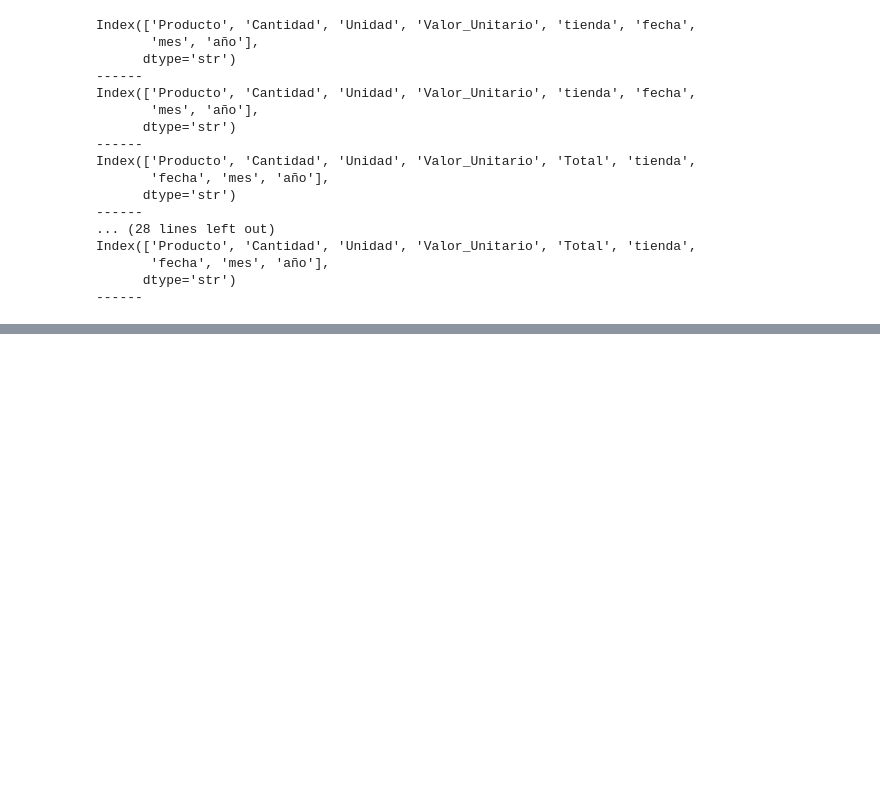
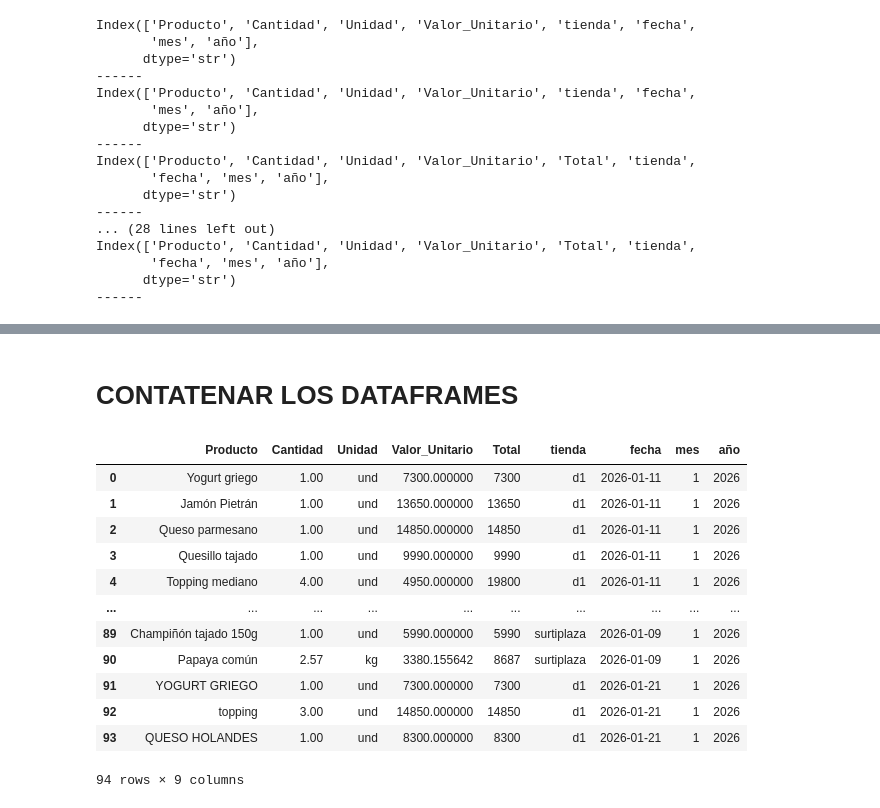
Before and after one commit to MiguelOn889/Mercado, a Jupyter notebook: notebooks/01_ingestion.ipynb, the cells around one changed output, grey strips where cells are left out. Cells and saved outputs as stored; diff of their text form; code cells hidden in the pictures; blank space fills up the shorter version.

```diff
--- a/notebooks/01_ingestion.ipynb
+++ b/notebooks/01_ingestion.ipynb
@@ -181,0 +202,7 @@ Index(['Producto', 'Cantidad', 'Unidad', 'Valor_Unitario', 'Total', 'tienda',
+# %%
+# cambiar el nombre de la columna "valor_unitario" a "Total" en el DataFrame que no tiene la columna "Total"
+for df in dfs:
+    if "Total" not in df.columns and "Valor_Unitario" in df.columns:
+        df.rename(columns={"Valor_Unitario": "Total"}, inplace=True)
+
+dfs[0].head()
@@ -181,0 +216,8 @@ Index(['Producto', 'Cantidad', 'Unidad', 'Valor_Unitario', 'Total', 'tienda',
+# %%
+
+# agregar la columna "valor_unitario" a los DataFrames que no tienen la columna "Valor_Unitario" y calcular su valor dividiendo la columna "Total" entre la cantidad de productos
+for df in dfs:
+    if "Valor_Unitario" not in df.columns and "Total" in df.columns and "Cantidad" in df.columns:
+        df["Valor_Unitario"] = df["Total"] / df["Cantidad"]
+
+dfs[0].head()
@@ -181,0 +231,4 @@ Index(['Producto', 'Cantidad', 'Unidad', 'Valor_Unitario', 'Total', 'tienda',
+# %%
+for df in dfs:
+    print(df.columns)  # Verificar que la nueva columna se haya agregado correctamente
+    print("------")
@@ -181,0 +253,10 @@ Index(['Producto', 'Cantidad', 'Unidad', 'Valor_Unitario', 'Total', 'tienda',
+# %%
+# ordenar las columnas de cada DataFrame en el mismo orden
+column_order = ["Producto", "Cantidad", "Unidad", "Valor_Unitario", "Total", "tienda", "fecha", "mes", "año"]
+
+dfs = [df[column_order] for df in dfs]
+
+
+for df in dfs:
+    print(df.columns)  # Verificar que las columnas estén en el mismo orden
+    print("------")
@@ -189,3 +288,23 @@ COLUMNAS_FINALES = [
     "fecha",
     "categoria"
 ]
+# %% [markdown]
+# CONTATENAR LOS DATAFRAMES
+# %%
+# Concatenar todos los DataFrames en uno solo
+df_final = pd.concat(dfs, ignore_index=True)
+df_final.head(100)
+# %% [output]
+|  | Producto | Cantidad | Unidad | Valor_Unitario | Total | tienda | fecha | mes | año |
+| 0 | Yogurt griego | 1.00 | und | 7300.000000 | 7300 | d1 | 2026-01-11 | 1 | 2026 |
+| 1 | Jamón Pietrán | 1.00 | und | 13650.000000 | 13650 | d1 | 2026-01-11 | 1 | 2026 |
+| 2 | Queso parmesano | 1.00 | und | 14850.000000 | 14850 | d1 | 2026-01-11 | 1 | 2026 |
+| 3 | Quesillo tajado | 1.00 | und | 9990.000000 | 9990 | d1 | 2026-01-11 | 1 | 2026 |
+| 4 | Topping mediano | 4.00 | und | 4950.000000 | 19800 | d1 | 2026-01-11 | 1 | 2026 |
+| ... | ... | ... | ... | ... | ... | ... | ... | ... | ... |
+| 89 | Champiñón tajado 150g | 1.00 | und | 5990.000000 | 5990 | surtiplaza | 2026-01-09 | 1 | 2026 |
+| 90 | Papaya común | 2.57 | kg | 3380.155642 | 8687 | surtiplaza | 2026-01-09 | 1 | 2026 |
+| 91 | YOGURT GRIEGO | 1.00 | und | 7300.000000 | 7300 | d1 | 2026-01-21 | 1 | 2026 |
+| 92 | topping | 3.00 | und | 14850.000000 | 14850 | d1 | 2026-01-21 | 1 | 2026 |
+| 93 | QUESO HOLANDES | 1.00 | und | 8300.000000 | 8300 | d1 | 2026-01-21 | 1 | 2026 |
+94 rows × 9 columns
```
Also changed, not shown: parts of 9 cells of this notebook.
